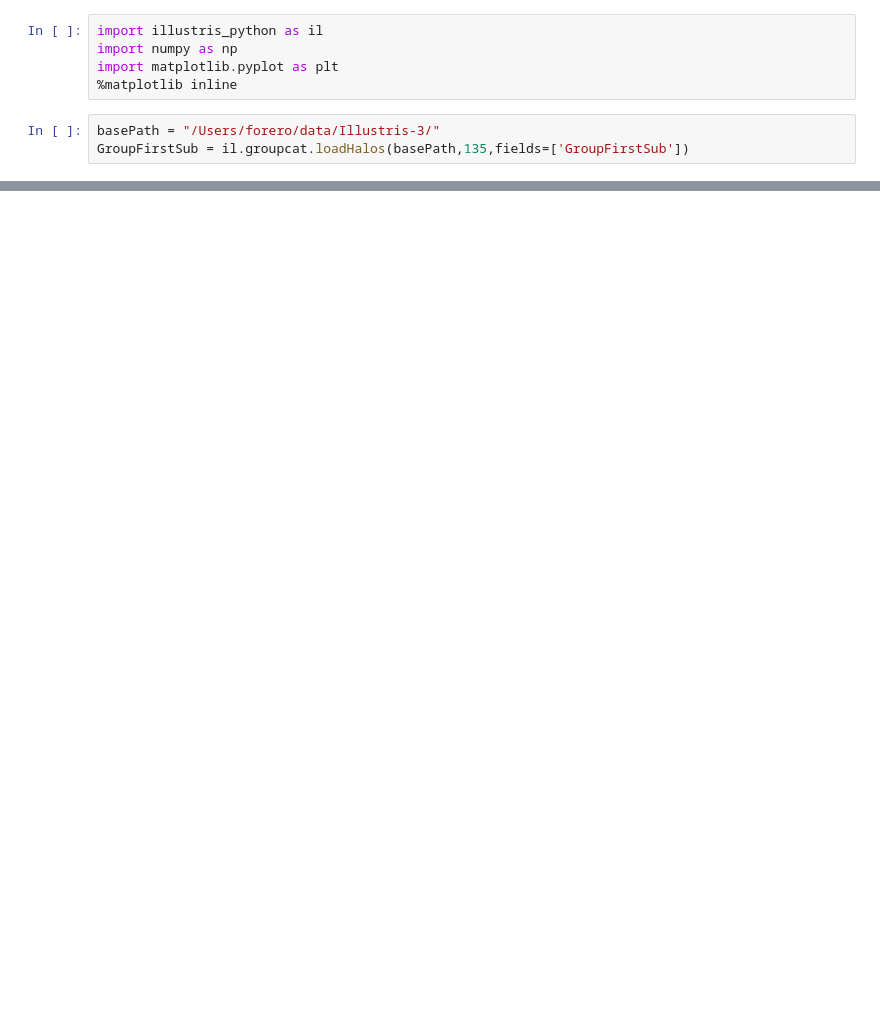
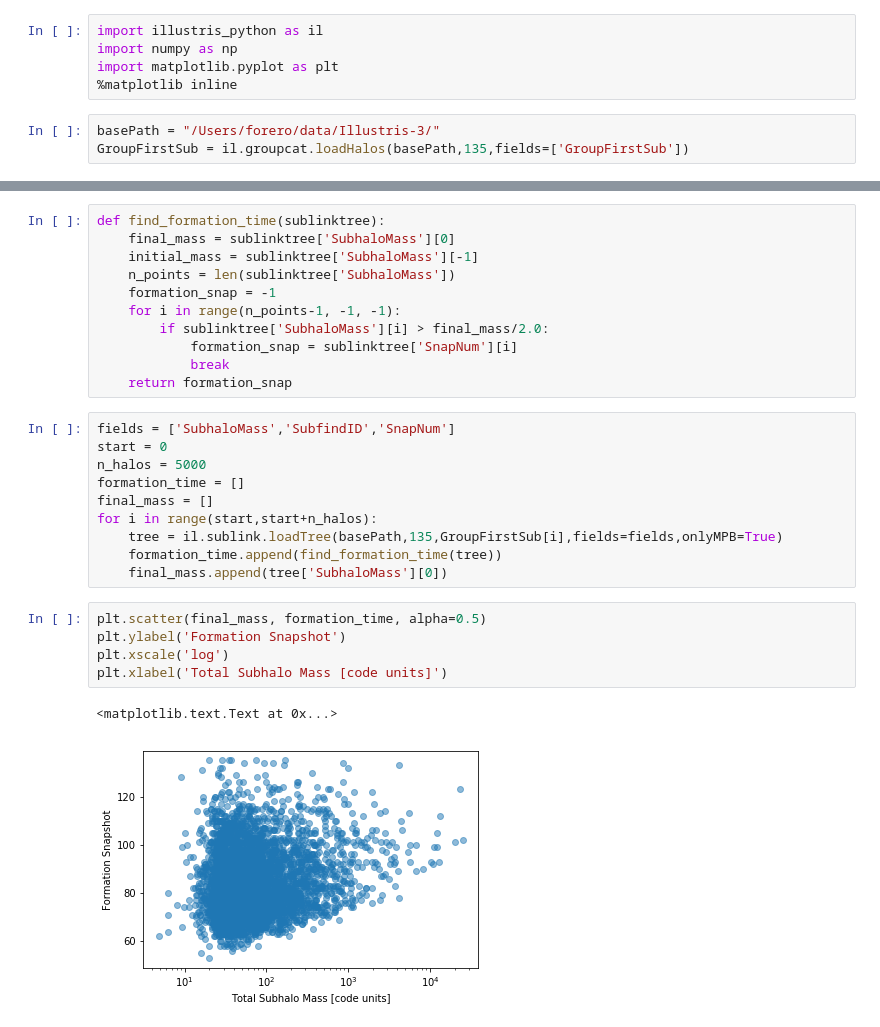
Before and after one commit to forero/AssemblyBias, a Jupyter notebook: explore/lowres.ipynb, the cells around one changed output, grey strips where cells are left out. Drawn from its saved outputs; the diff is of its cells as text; blank space fills up the shorter version.

Commit message:
median formation time

```diff
--- a/explore/lowres.ipynb
+++ b/explore/lowres.ipynb
@@ -20,0 +21,29 @@ plt.ylabel('Total Subhalo Mass [code units]')
+# %%
+def find_formation_time(sublinktree):
+    final_mass = sublinktree['SubhaloMass'][0]
+    initial_mass = sublinktree['SubhaloMass'][-1]
+    n_points = len(sublinktree['SubhaloMass'])
+    formation_snap = -1
+    for i in range(n_points-1, -1, -1):
+        if sublinktree['SubhaloMass'][i] > final_mass/2.0:
+            formation_snap = sublinktree['SnapNum'][i]
+            break
+    return formation_snap
+# %%
+fields = ['SubhaloMass','SubfindID','SnapNum']
+start = 0
+n_halos = 5000
+formation_time = []
+final_mass = []
+for i in range(start,start+n_halos):
+    tree = il.sublink.loadTree(basePath,135,GroupFirstSub[i],fields=fields,onlyMPB=True)
+    formation_time.append(find_formation_time(tree))
+    final_mass.append(tree['SubhaloMass'][0])
+# %%
+plt.scatter(final_mass, formation_time, alpha=0.5)
+plt.ylabel('Formation Snapshot')
+plt.xscale('log')
+plt.xlabel('Total Subhalo Mass [code units]')
+# %% [output]
+<matplotlib.text.Text at 0x...>
+[figure, added]
```
Also changed, not shown: parts of 2 cells of this notebook.
